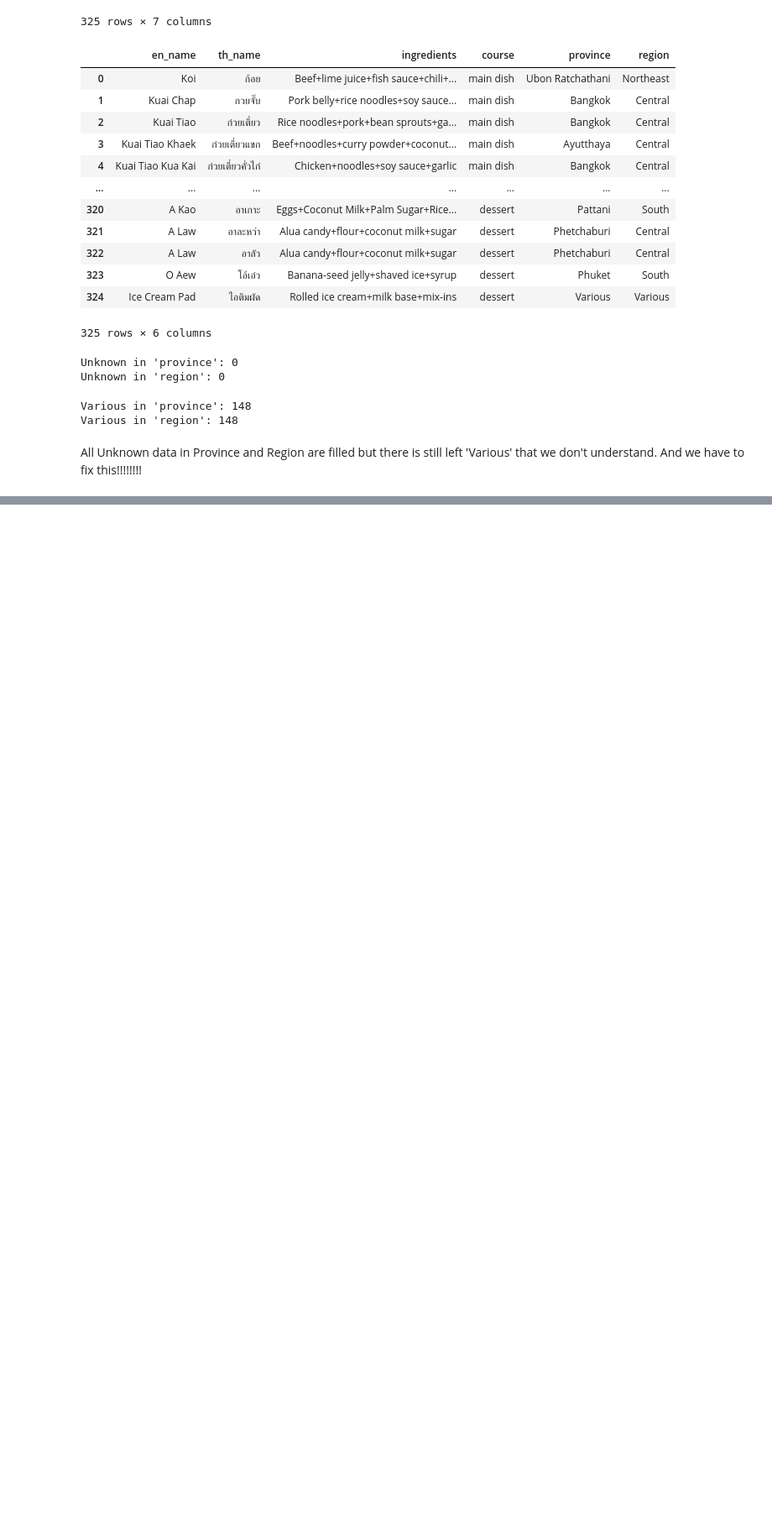
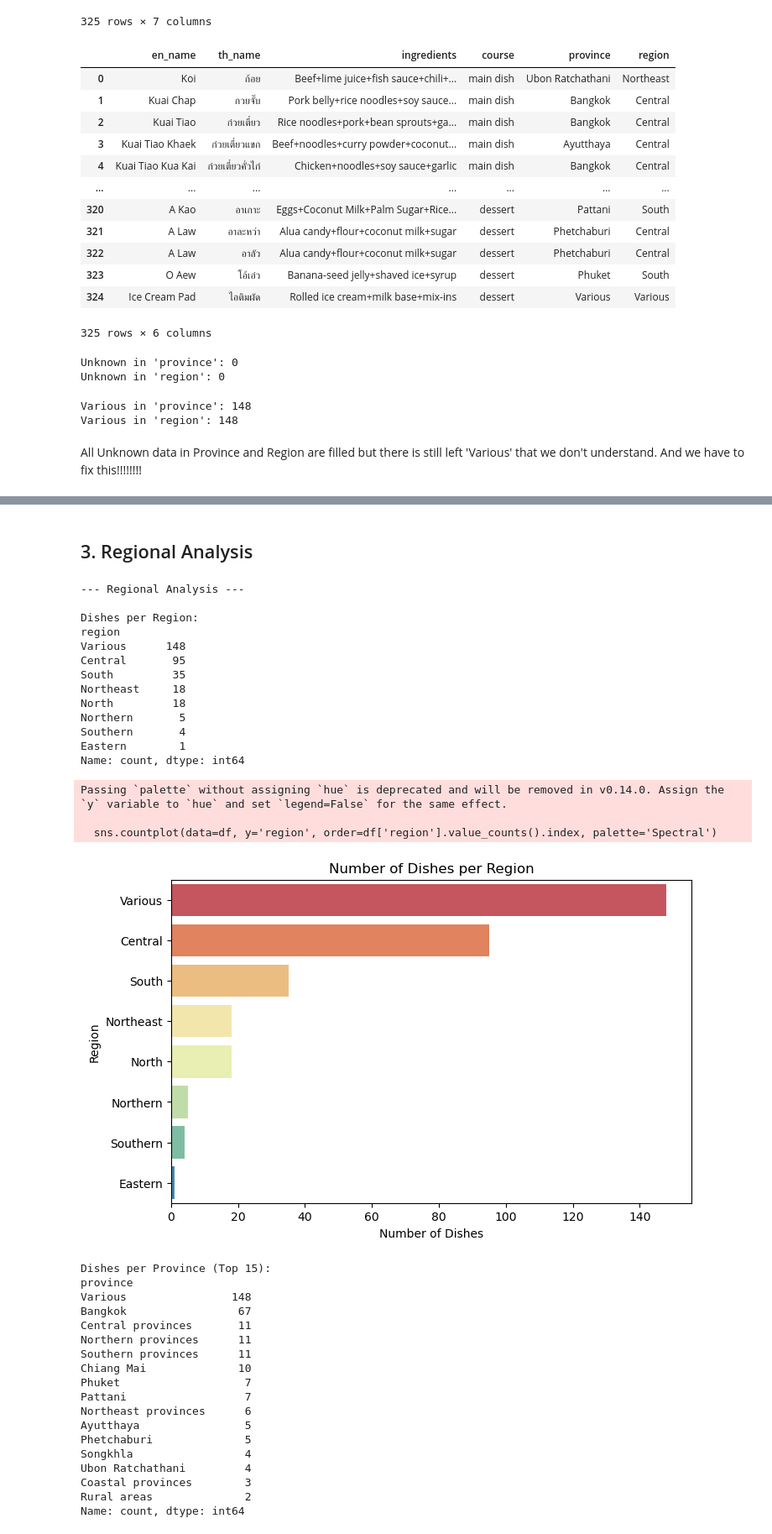
Before and after one commit to Kinosaur/thai_food, a Jupyter notebook: dataPreprocessing/dataCleaning.ipynb, the cells around one changed output, grey strips where cells are left out. Shown at 84% size. Drawn from its saved outputs; the diff is of its cells as text; code cells hidden in the pictures; blank space fills up the shorter version.

```diff
--- a/dataPreprocessing/dataCleaning.ipynb
+++ b/dataPreprocessing/dataCleaning.ipynb
@@ -416,0 +560,56 @@ All Unknown data in Province and Region are filled but there is still left 'Vari
+# %% [markdown]
+## 3. Regional Analysis
+# %%
+print("--- Regional Analysis ---")
+
+# Count dishes per region
+print("\nDishes per Region:")
+print(df['region'].value_counts())
+
+# Plot the regional breakdown
+plt.figure(figsize=(8, 5))
+sns.countplot(data=df, y='region', order=df['region'].value_counts().index, palette='Spectral')
+plt.title('Number of Dishes per Region')
+plt.xlabel('Number of Dishes')
+plt.ylabel('Region')
+plt.show()
+
+# Count dishes per province
+print("\nDishes per Province (Top 15):")
+print(df['province'].value_counts().head(15))
+# %% [output]
+--- Regional Analysis ---
+
+Dishes per Region:
+region
+Various      148
+Central       95
+South         35
+Northeast     18
+North         18
+Northern       5
+Southern       4
+Eastern        1
+Name: count, dtype: int64
+Passing `palette` without assigning `hue` is deprecated and will be removed in v0.14.0. Assign the `y` variable to `hue` and set `legend=False` for the same effect.
+
+  sns.countplot(data=df, y='region', order=df['region'].value_counts().index, palette='Spectral')
+[figure, added]
+Dishes per Province (Top 15):
+province
+Various                148
+Bangkok                 67
+Central provinces       11
+Northern provinces      11
+Southern provinces      11
+Chiang Mai              10
+Phuket                   7
+Pattani                  7
+Northeast provinces      6
+Ayutthaya                5
+Phetchaburi              5
+Songkhla                 4
+Ubon Ratchathani         4
+Coastal provinces        3
+Rural areas              2
+Name: count, dtype: int64
```
Also changed, not shown: parts of 16 cells of this notebook.
